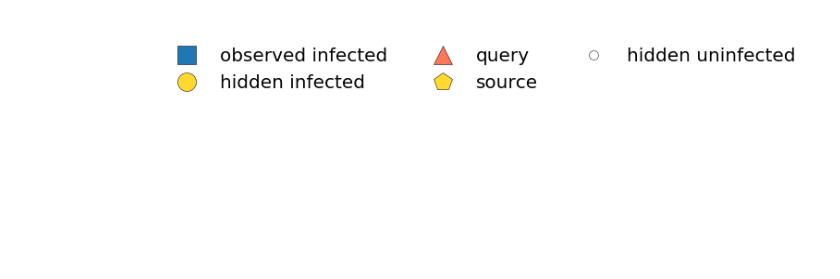
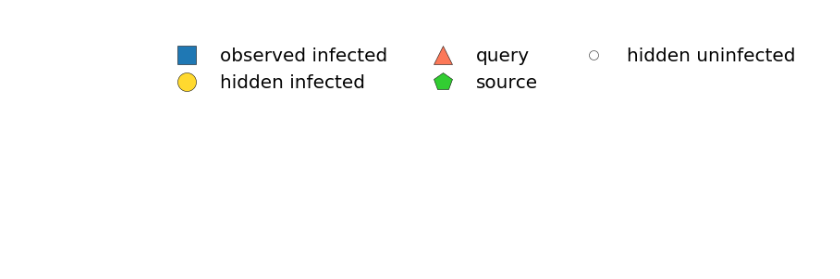
Before and after one commit to xiaohan2012/active-cascade-reconstruction, a Jupyter notebook: legend_and_colorbars.ipynb, the cells around one changed output. Saved outputs shown, nothing was run; the diff lists cells and outputs as text; code cells hidden in the pictures.

```diff
--- a/legend_and_colorbars.ipynb
+++ b/legend_and_colorbars.ipynb
@@ -24,31 +33,37 @@ plt.savefig('figs/inspect-query-process/cbar.pdf')
 plt.style.use('paper')
 
 import matplotlib.pyplot as plt
-from viz_helpers import COLOR_BLUE, COLOR_WHITE, COLOR_YELLOW, COLOR_ORANGE
 
-appearance_configs = [
-    (COLOR_BLUE, 's', 20), (COLOR_YELLOW, 'o', 20), (COLOR_ORANGE, '^', 20),
-    (COLOR_YELLOW, 'p', 20), (COLOR_WHITE, 'o', 10)
-]
-labels = ['observed infected', 'hidden infected', 'query', 'source', 'hidden uninfected']
+def plot_query_legend(output):
 
-handles = []
-for config in appearance_configs:
-    color, shape, size = config
-    h = plt.plot([],[],marker=shape, color=color,
-                 markersize=size,
-                 ls="none")[0]
-    handles.append(h)
+    appearance_configs = [
+        (COLOR_BLUE, 's', 20), (COLOR_YELLOW, 'o', 20), (COLOR_ORANGE, '^', 20),
+        (COLOR_GREEN, 'p', 20), (COLOR_WHITE, 'o', 10)
+    ]
+    labels = ['observed infected', 'hidden infected', 'query', 'source', 'hidden uninfected']
 
-legend = plt.legend(handles, labels, loc=2,
-                    framealpha=1, frameon=False,
-                    ncol=3,
-                    numpoints=1)
-plt.axis('off')
-fig  = legend.figure
-fig.canvas.draw()
-bbox  = legend.get_window_extent().transformed(fig.dpi_scale_trans.inverted())
-fig.savefig('figs/inspect-query-process/legend.pdf', dpi="figure", bbox_inches=bbox)
+    handles = []
+    for config in appearance_configs:
+        color, shape, size = config
+        h = plt.plot([],[],marker=shape, color=color,
+                     markersize=size,
+                     ls="none")[0]
+        handles.append(h)
+
+    legend = plt.legend(handles, labels, loc=2,
+                        framealpha=1, frameon=False,
+                        ncol=3,
+                        numpoints=1)
+    plt.axis('off')
+    fig  = legend.figure
+    fig.canvas.draw()
+    bbox  = legend.get_window_extent().transformed(fig.dpi_scale_trans.inverted())
+    fig.savefig(output, dpi="figure", bbox_inches=bbox)
 # plt.show()
-# %% [output]
-[figure, removed]
+# %%
+outputs = ['figs/inspect-query-process/legend.pdf',
+           'figs/intro/legend.pdf']
+for o in outputs:
+    plot_query_legend(o)
+# %% [output]
+[figure, added]
```
Also changed, not shown: parts of 5 cells of this notebook, 9 other files.
